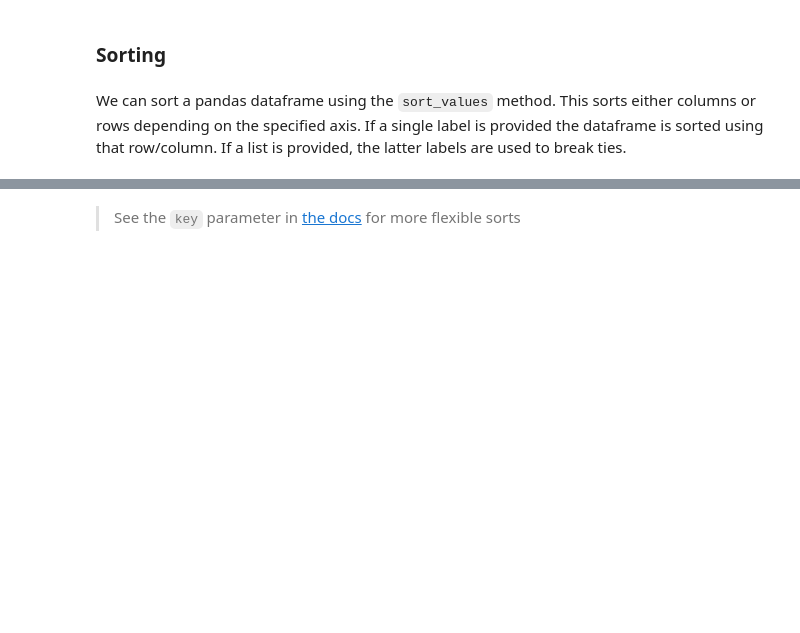
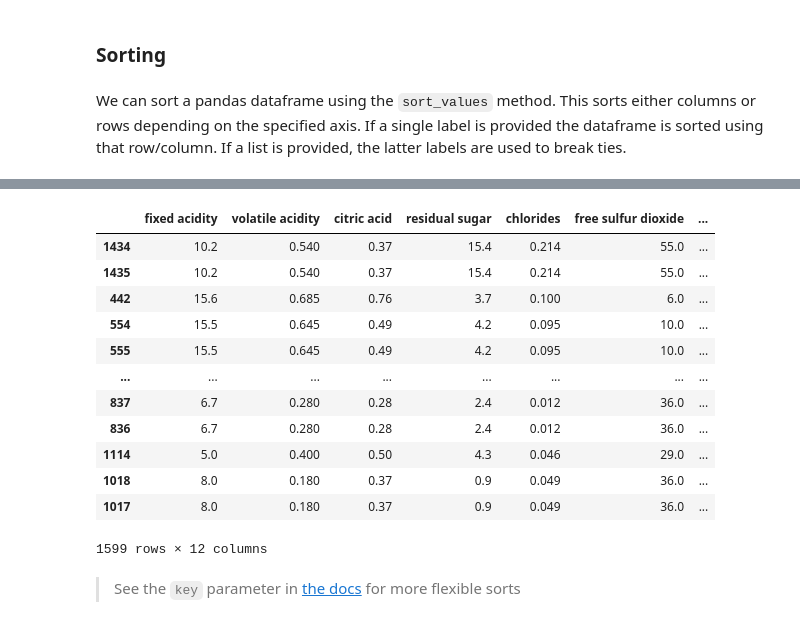
Before and after one commit to alexpwalpole/GitHubforDataScience, a Jupyter notebook: session-one-teaching-questions.ipynb, the cells around one changed output, grey strips where cells are left out. Saved outputs shown, nothing was run; the diff lists cells and outputs as text; code cells hidden in the pictures; blank space fills up the shorter version.

```diff
--- a/session-one-teaching-questions.ipynb
+++ b/session-one-teaching-questions.ipynb
@@ -222,5 +512,20 @@ We can sort a pandas dataframe using the `sort_values` method. This sorts either
 # %%
 # Sort by descending density
+wine.sort_values('density', ascending = False)
+# %% [output]
+|  | fixed acidity | volatile acidity | citric acid | residual sugar | chlorides | free sulfur dioxide | ... |
+| 1434 | 10.2 | 0.540 | 0.37 | 15.4 | 0.214 | 55.0 | ... |
+| 1435 | 10.2 | 0.540 | 0.37 | 15.4 | 0.214 | 55.0 | ... |
+| 442 | 15.6 | 0.685 | 0.76 | 3.7 | 0.100 | 6.0 | ... |
+| 554 | 15.5 | 0.645 | 0.49 | 4.2 | 0.095 | 10.0 | ... |
+| 555 | 15.5 | 0.645 | 0.49 | 4.2 | 0.095 | 10.0 | ... |
+| ... | ... | ... | ... | ... | ... | ... | ... |
+| 837 | 6.7 | 0.280 | 0.28 | 2.4 | 0.012 | 36.0 | ... |
+| 836 | 6.7 | 0.280 | 0.28 | 2.4 | 0.012 | 36.0 | ... |
+| 1114 | 5.0 | 0.400 | 0.50 | 4.3 | 0.046 | 29.0 | ... |
+| 1018 | 8.0 | 0.180 | 0.37 | 0.9 | 0.049 | 36.0 | ... |
+| 1017 | 8.0 | 0.180 | 0.37 | 0.9 | 0.049 | 36.0 | ... |
+1599 rows × 12 columns
 # %% [markdown]
 > See the `key` parameter in [the docs](https://pandas.pydata.org/pandas-docs/stable/reference/api/pandas.DataFrame.sort_values.html) for more flexible sorts
 # %% [markdown]
```
Also changed, not shown: parts of 42 cells of this notebook, 3 other files.
